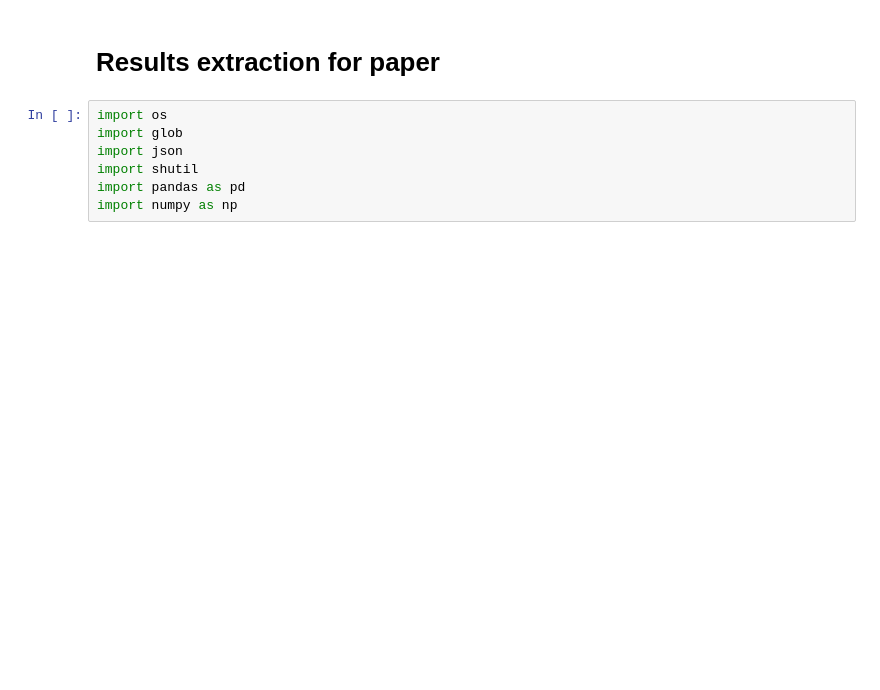
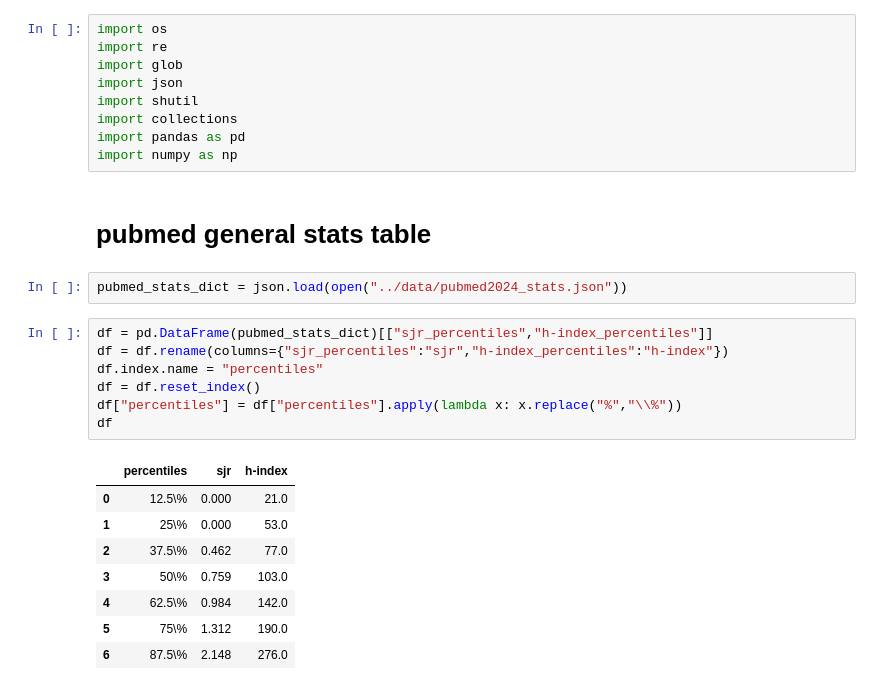
Before and after one commit to mathieulaiking/pretrain-med-data-qual, a Jupyter notebook: evaluation/results.ipynb, the cells around one changed output. Saved outputs shown, nothing was run; the diff lists cells and outputs as text; blank space fills up the shorter version.

```diff
--- a/evaluation/results.ipynb
+++ b/evaluation/results.ipynb
@@ -1,9 +1,29 @@
-# %% [markdown]
-# Results extraction for paper
 # %%
 import os
+import re
 import glob
 import json
 import shutil
+import collections
 import pandas as pd
 import numpy as np
+# %% [markdown]
+# pubmed general stats table
+# %%
+pubmed_stats_dict = json.load(open("../data/pubmed2024_stats.json"))
+# %%
+df = pd.DataFrame(pubmed_stats_dict)[["sjr_percentiles","h-index_percentiles"]]
+df = df.rename(columns={"sjr_percentiles":"sjr","h-index_percentiles":"h-index"})
+df.index.name = "percentiles"
+df = df.reset_index()
+df["percentiles"] = df["percentiles"].apply(lambda x: x.replace("%","\\%"))
+df
+# %% [output]
+|  | percentiles | sjr | h-index |
+| 0 | 12.5\% | 0.000 | 21.0 |
+| 1 | 25\% | 0.000 | 53.0 |
+| 2 | 37.5\% | 0.462 | 77.0 |
+| 3 | 50\% | 0.759 | 103.0 |
+| 4 | 62.5\% | 0.984 | 142.0 |
+| 5 | 75\% | 1.312 | 190.0 |
+| 6 | 87.5\% | 2.148 | 276.0 |
```
Also changed, not shown: parts of 28 cells of this notebook, 3 other files.
